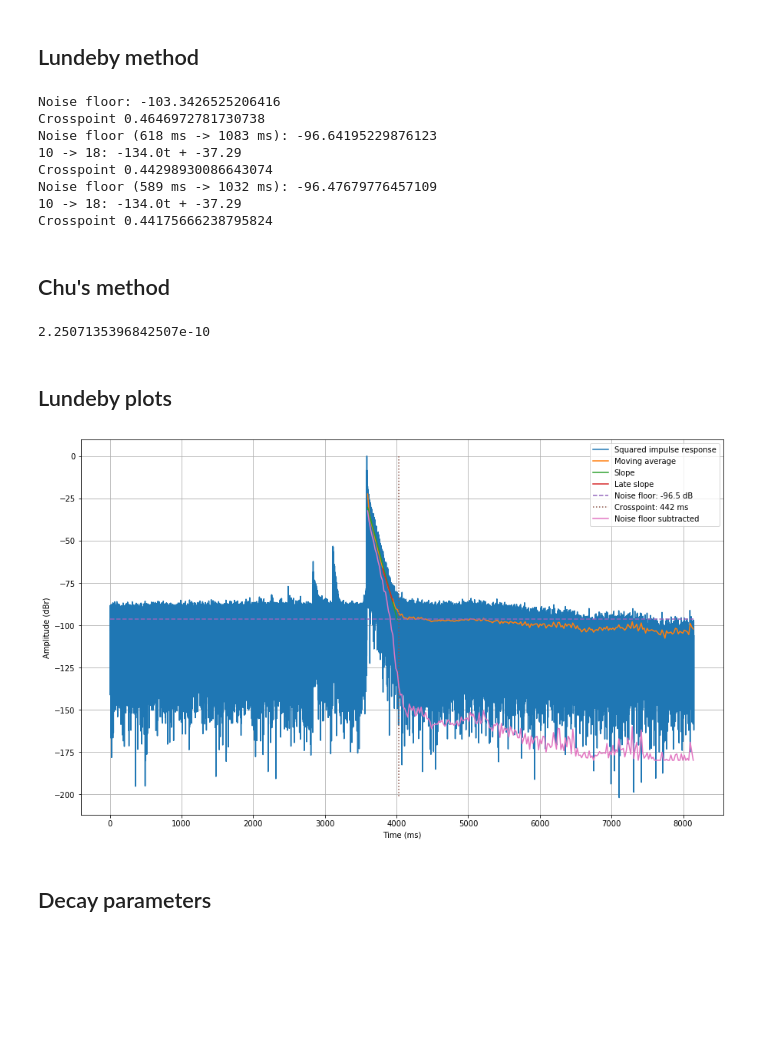
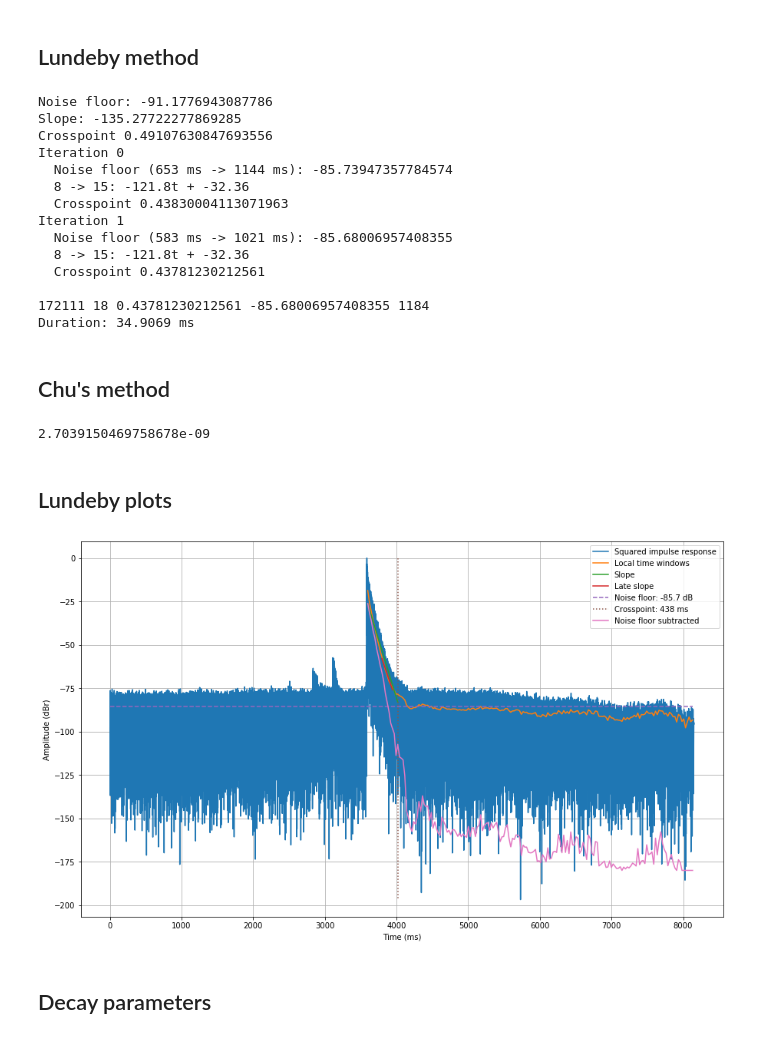
Before and after one commit to jaakkopasanen/Impulcifer, a Jupyter notebook: research/reverberation-management/lundeby.ipynb, the cells around one changed output. Saved outputs shown, nothing was run; the diff lists cells and outputs as text; code cells hidden in the pictures; blank space fills up the shorter version.

```diff
--- a/research/reverberation-management/lundeby.ipynb
+++ b/research/reverberation-management/lundeby.ipynb
@@ -24,15 +25,19 @@ from hrir import HRIR
 dir_path = ROOT_PATH.joinpath('data', 'demo')
 estimator = ImpulseResponseEstimator.from_pickle(ROOT_PATH.joinpath('data', 'sweep-6.15s-48000Hz-32bit-2.93Hz-24000Hz.pkl'))
 hrir = HRIR(estimator)
-hrir.open_recording(dir_path.joinpath('FL,FR.wav'), ['FL', 'FR'])
-ir = hrir.irs['FL']['left']
+#hrir.open_recording(dir_path.joinpath('FL,FR.wav'), ['FL', 'FR'])
+#ir = hrir.irs['FL']['left']
+hrir.open_recording(dir_path.joinpath('BL,SL.wav'), ['BL', 'SL'])
+ir = hrir.irs['BL']['right']
 #ir.crop_head()
 ir.data /= np.max(np.abs(ir.data))
 # %% [markdown]
 ## Lundeby method
 # %%
+start_time = time()
 t = np.arange(0, 1 / ir.fs * len(ir), 1 / ir.fs)
-peak_time = ir.peak_index() / ir.fs
+peak_index = ir.peak_index()
+peak_time =peak_index / ir.fs
 
 # 1. The squared impulse response is averaged into localtime intervals in the range of 10–50 ms,
 # to yield asmooth curve without losing short decays.
@@ -58,6 +63,7 @@ print(f'Noise floor: {noise_floor}')
 # and  the  first interval 5–10 dB above the  background noise level.
 slope_end = np.argwhere(windows >= noise_floor + 10)[-1, 0]
 slope, intercept, _, _, _ = stats.linregress(t_windows[:slope_end], windows[:slope_end])
+print(f'Slope: {slope}')
 
 # 4. A preliminary crosspoint is determined at the intersection of the decay slope and the background noise level.
 crosspoint_time = (noise_floor - intercept) / slope
@@ -77,7 +83,8 @@ windows = np.mean(windows, axis=1)  # Average each time window
 windows = 10 * np.log10(windows)  # dB
 
 # Steps 7–9 are iterated until the crosspoint is found to converge(max. 5 iterations).
-for _ in range(5):
+for i in range(5):
+    print(f'Iteration {i}')
     # 7. The background noise level is determined again. The evaluated noise segment should start from a point
     # corresponding to 5–10 dB of decay after the crosspoint, or a minimum of 10 % of the total response length.
     crosspoint_index = np.argwhere(t_windows >= crosspoint_time)[0, 0]
@@ -90,32 +97,44 @@ for _ in range(5):
     noise_floor_end_time = noise_floor_start_time + crosspoint_time
     noise_floor = np.mean(squared[np.logical_and(t_squared >= noise_floor_start_time, t_squared <= noise_floor_end_time)])
     noise_floor = 10 * np.log10(noise_floor)
-    print(f'Noise floor ({noise_floor_start_time * 1000:.0f} ms -> {noise_floor_end_time * 1000:.0f} ms): {noise_floor}')
+    print(f'  Noise floor ({noise_floor_start_time * 1000:.0f} ms -> {noise_floor_end_time * 1000:.0f} ms): {noise_floor}')
 
     # 8. The late decay slope is estimated for a dynamic range of 10–20 dB, starting from a point 5–10 dB above the noise level.
     slope_end = np.argwhere(windows >= noise_floor + 8)[-1, 0]
     slope_start = np.argwhere(windows >= noise_floor + 28)[-1, 0]
     late_slope, late_intercept, _, _, _ = stats.linregress(t_windows[slope_start:slope_end], windows[slope_start:slope_end])
-    print(f'{slope_start} -> {slope_end}: {late_slope:.1f}t + {late_intercept:.2f}')
+    print(f'  {slope_start} -> {slope_end}: {late_slope:.1f}t + {late_intercept:.2f}')
 
     # 9. A new crosspoint is found.
     crosspoint_time = (noise_floor - late_intercept) / late_slope
-    print(f'Crosspoint {crosspoint_time}')
+    print(f'  Crosspoint {crosspoint_time}')
     new_crosspoint_index = np.argwhere(t_windows >= crosspoint_time)[0, 0]  # Index of first window which comes after slope end time
     if new_crosspoint_index == crosspoint_index:
         # Converged
         break
 
+#crosspoint_index = np.argwhere(t >= crosspoint_time)[0, 0] + peak_index
+#crosspoint_time = t[crosspoint_index]
+
+print()
+print(peak_index, crosspoint_index, crosspoint_time, noise_floor, w)
+print(f'Duration: {(time() - start_time) * 1000:.4f} ms')
 #return windows, noise_floor
 # %% [output]
-Noise floor: -103.3426525206416
-Crosspoint 0.4646972781730738
-Noise floor (618 ms -> 1083 ms): -96.64195229876123
-10 -> 18: -134.0t + -37.29
-Crosspoint 0.44298930086643074
-Noise floor (589 ms -> 1032 ms): -96.47679776457109
-10 -> 18: -134.0t + -37.29
-Crosspoint 0.44175666238795824
+Noise floor: -91.1776943087786
+Slope: -135.27722277869285
+Crosspoint 0.49107630847693556
+Iteration 0
+  Noise floor (653 ms -> 1144 ms): -85.73947357784574
+  8 -> 15: -121.8t + -32.36
+  Crosspoint 0.43830004113071963
+Iteration 1
+  Noise floor (583 ms -> 1021 ms): -85.68006957408355
+  8 -> 15: -121.8t + -32.36
+  Crosspoint 0.43781230212561
+
+172111 18 0.43781230212561 -85.68006957408355 1184
+Duration: 34.9069 ms
 # %% [markdown]
 ## Chu's method
 # %%
@@ -128,31 +147,31 @@ chu = 10 * np.log10(chu)
 chu = np.reshape(chu[:n*w], (n, w))
 chu = np.mean(chu, axis=1)
 # %% [output]
-2.2507135396842507e-10
+2.7039150469758678e-09
 # %% [markdown]
 ## Lundeby plots
 # %%
 tw = t_windows + peak_time
 fig, ax = plt.subplots()
 fig.set_size_inches(15, 9)
 ax.plot(t * 1000, 10 * np.log10(ir.data ** 2), label='Squared impulse response')
-ax.plot(tw * 1000, windows, label='Moving average')
+ax.plot(tw * 1000, windows, label='Local time windows')
 ax.plot(tw[:crosspoint_index] * 1000, t_windows[:crosspoint_index] * slope + intercept, label='Slope')
 ax.plot(tw[slope_start:slope_end] * 1000, t_windows[slope_start:slope_end] * late_slope + late_intercept, label='Late slope')
 ax.plot([0, tw[-1] * 1000], [noise_floor, noise_floor], linestyle='--', label=f'Noise floor: {noise_floor:.1f} dB')
 ax.plot(
     (np.array([crosspoint_time, crosspoint_time]) + peak_time) * 1000,
     [0, np.min(10 * np.log10(squared))],
     linestyle='dotted', label=f'Crosspoint: {crosspoint_time * 1000:.0f} ms'
 )
 ax.plot(tw * 1000, chu, label='Noise floor subtracted')
 ax.grid()
 ax.legend(loc='upper right')
 ax.set_xlabel('Time (ms)')
 ax.set_ylabel('Amplitude (dBr)')
 plt.show()
 # %% [output]
-[figure, old version]
+[figure, new version]
 # %% [markdown]
 ## Decay parameters
 # %%
```
Also changed, not shown: parts of 9 cells of this notebook, 6 other files.
